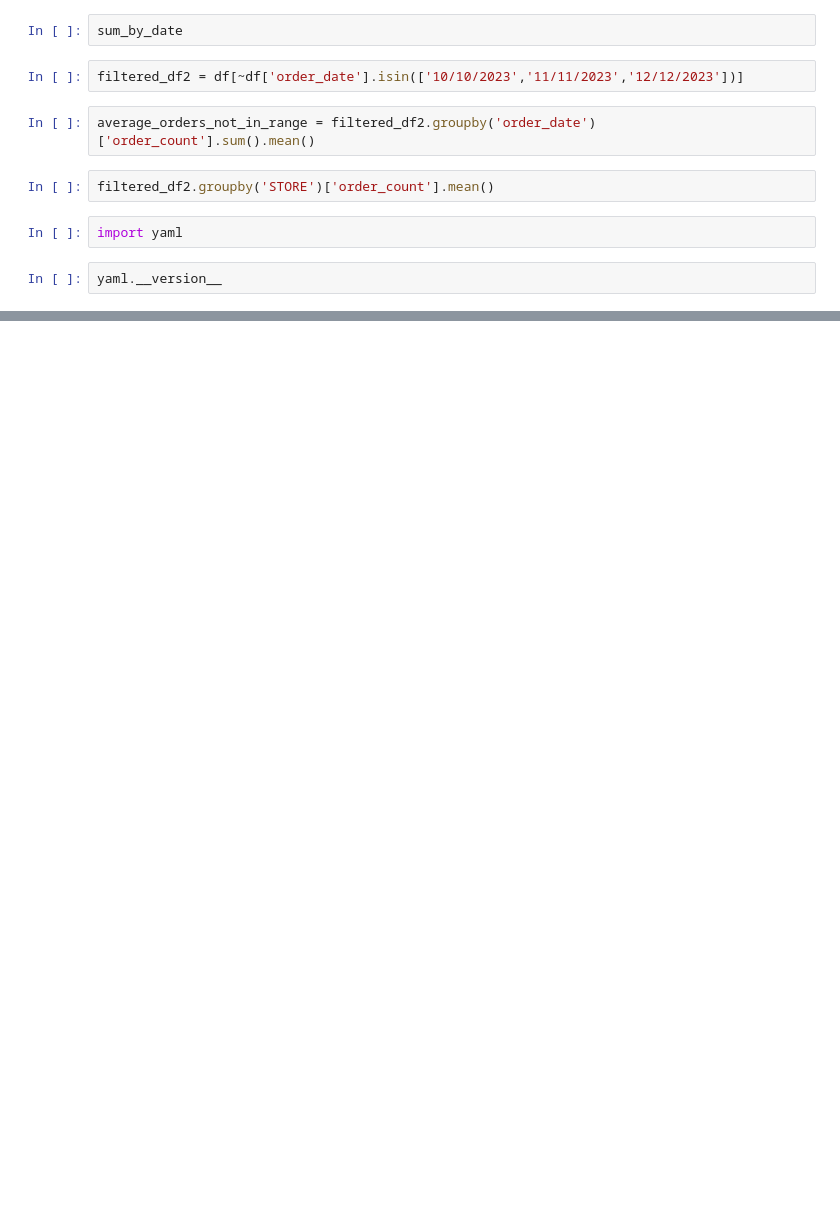
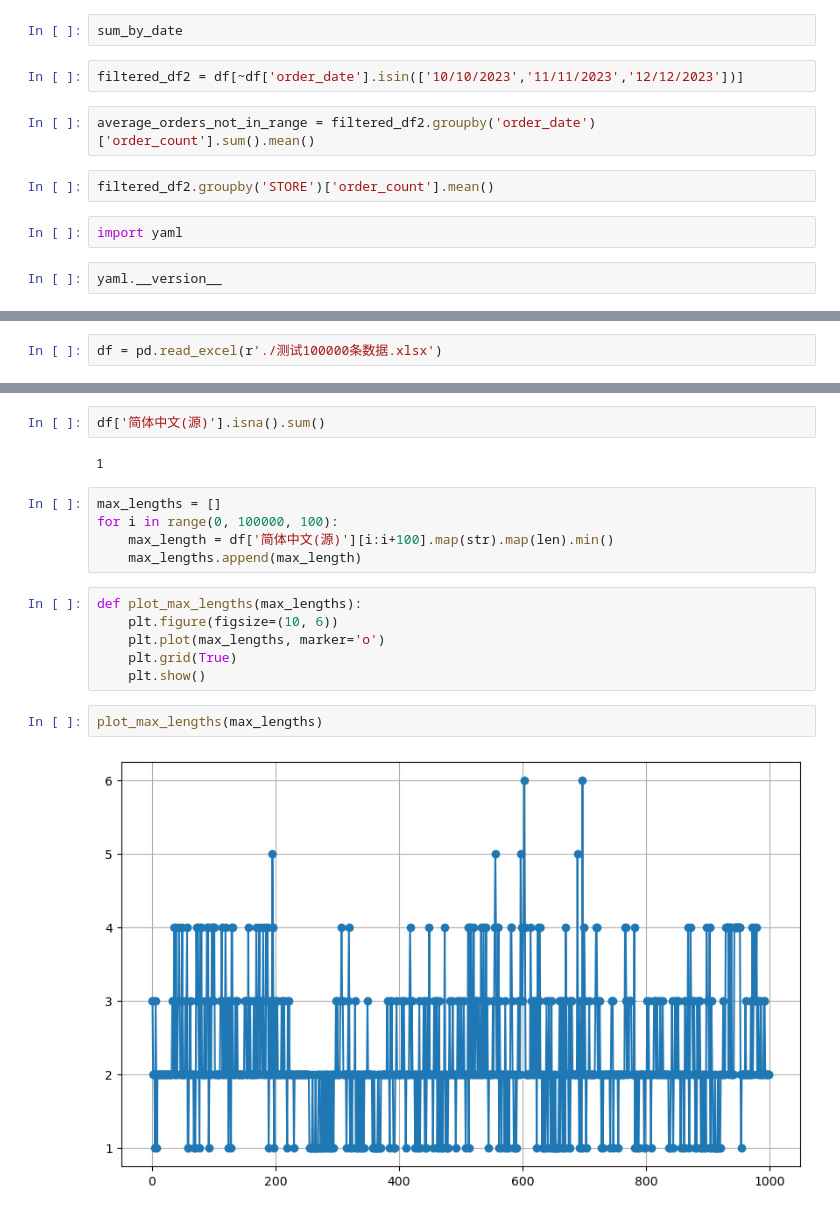
Before and after one commit to princepride/ai-translator, a Jupyter notebook: test.ipynb, the cells around one changed output, grey strips where cells are left out. Saved outputs shown, nothing was run; the diff lists cells and outputs as text; blank space fills up the shorter version.

```diff
--- a/test.ipynb
+++ b/test.ipynb
@@ -67,0 +71,2 @@ yaml.__version__
+# %%
+df = pd.read_excel(r'./测试100000条数据.xlsx')
@@ -67,0 +78,19 @@ yaml.__version__
+# %%
+df['简体中文(源)'].isna().sum()
+# %% [output]
+1
+# %%
+max_lengths = []
+for i in range(0, 100000, 100):
+    max_length = df['简体中文(源)'][i:i+100].map(str).map(len).min()
+    max_lengths.append(max_length)
+# %%
+def plot_max_lengths(max_lengths):
+    plt.figure(figsize=(10, 6))
+    plt.plot(max_lengths, marker='o')
+    plt.grid(True)
+    plt.show()
+# %%
+plot_max_lengths(max_lengths)
+# %% [output]
+[figure, added]
```
Also changed, not shown: parts of 2 cells of this notebook, 1 other file.
